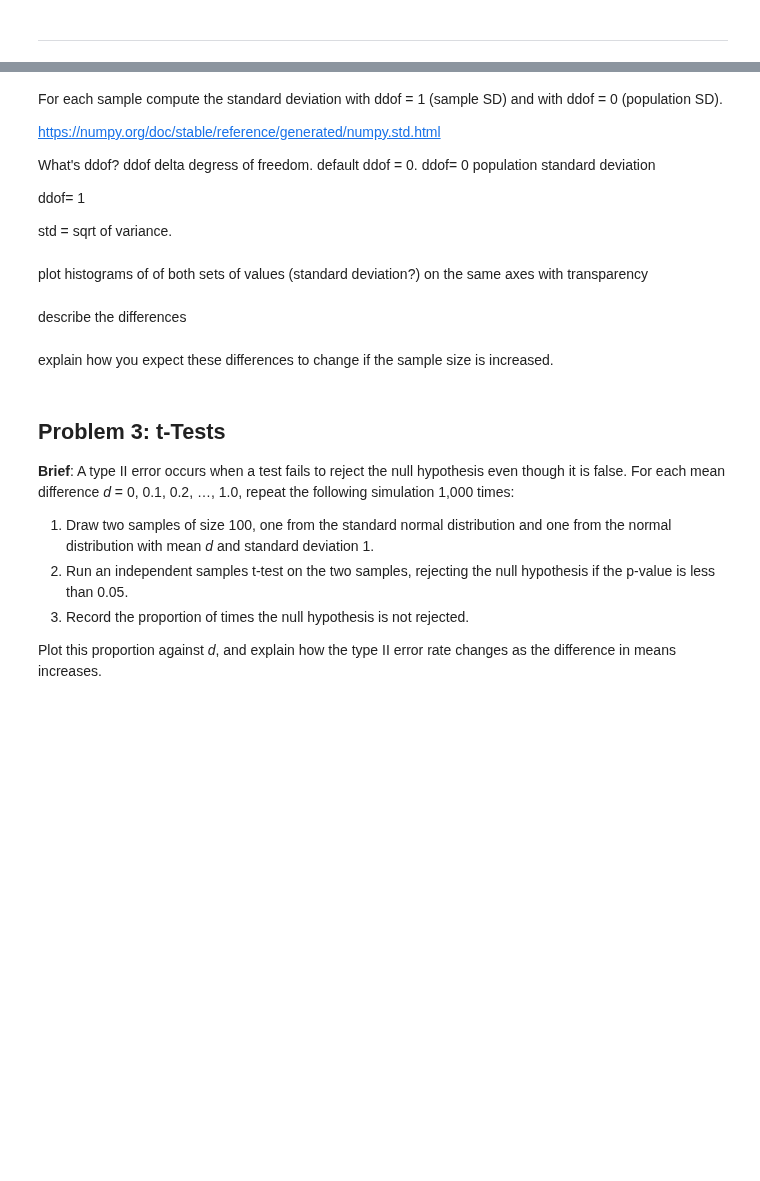
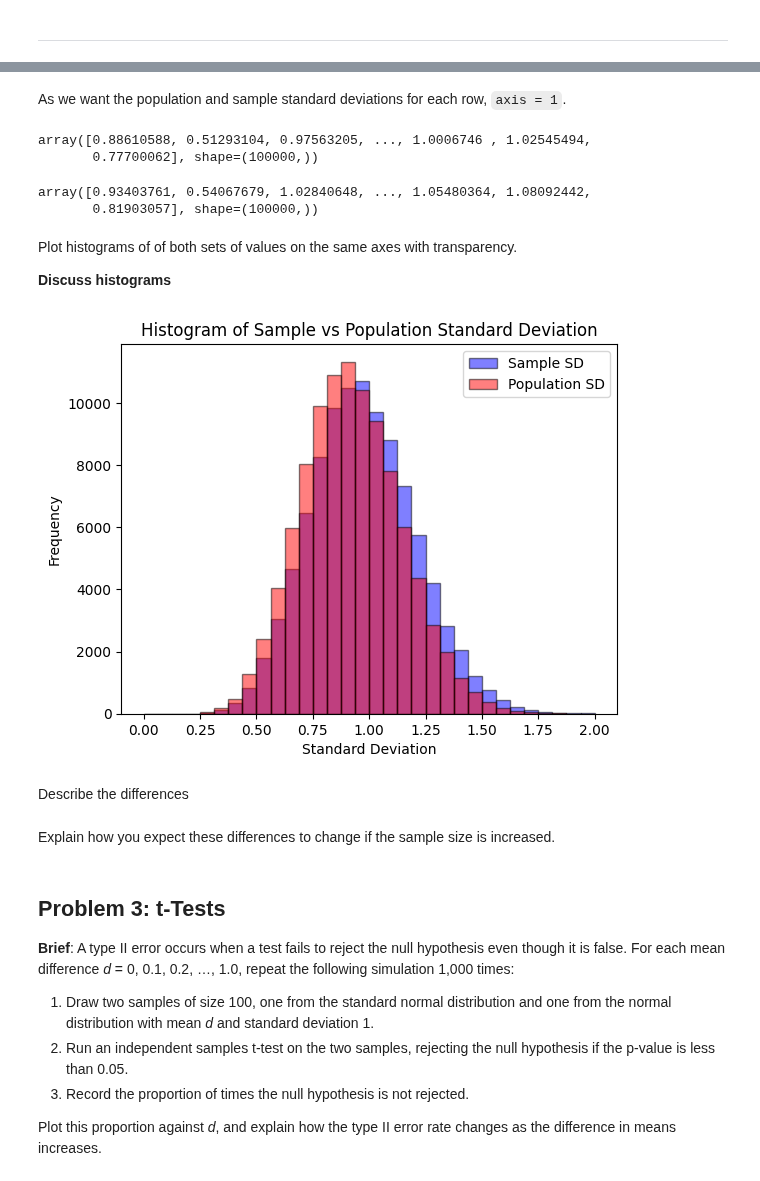
Before and after one commit to IreneKilgannon/applied_statistics, a Jupyter notebook: problems.ipynb, the cells around one changed output, grey strips where cells are left out. Drawn from its saved outputs; the diff is of its cells as text; code cells hidden in the pictures; blank space fills up the shorter version.

Commit message:
Problem 2, discussing the background information to the problem - generating random numbers, calculating the mean and standard deviation (for sample and population), plotting a histogram

```diff
--- a/problems.ipynb
+++ b/problems.ipynb
@@ -317,5 +455,5 @@ array([ 0.83340336,  0.08832639, -0.04047073,  1.16949118,  1.14823259,
 # %%
-# Generate 100000 samples with a size of 10.
-many_samples = np.random.normal(loc=0.0, scale=1.0, size=(100000, 10))
-many_samples
+# Generate 100000 samples of size 10.
+samples = np.random.normal(loc=0.0, scale=1.0, size=(100000, 10))
+samples
 # %% [output]
@@ -390,26 +487,50 @@ plt.show()
-# %% [markdown]
-For each sample compute the standard deviation with ddof = 1 (sample SD) and with ddof = 0 (population SD).
-
- https://numpy.org/doc/stable/reference/generated/numpy.std.html
-
- What's ddof? ddof delta degress of freedom. default ddof = 0.
- ddof= 0 population standard deviation
-
- ddof= 1
-
- std =  sqrt of variance.
+# %% [markdown]
+As we want the population and sample standard deviations for each row, ``axis = 1``.
+# %%
+# Population standard deviation
+population_std_dev = np.std(samples, ddof = 0, axis = 1)
+population_std_dev
+# %% [output]
+array([0.88610588, 0.51293104, 0.97563205, ..., 1.0006746 , 1.02545494,
+       0.77700062], shape=(100000,))
+# %%
+# Sample standard deviation
+sample_std_dev = np.std(samples, ddof = 1, axis = 1)
+sample_std_dev
+# %% [output]
+array([0.93403761, 0.54067679, 1.02840648, ..., 1.05480364, 1.08092442,
+       0.81903057], shape=(100000,))
+# %% [markdown]
+Plot histograms of of both sets of values on the same axes with transparency.
+
+__Discuss histograms__
+# %%
+# Plot of the Sample SD vs the Population SD
+fig, ax = plt.subplots()
+
+ax.hist(sample_std_dev, alpha = 0.5, edgecolor = 'black', bins=np.linspace(0.0, 2.0, 33), color= 'blue', label = 'Sample SD')
+ax.hist(population_std_dev, alpha = 0.5, edgecolor = 'black', bins=np.linspace(0.0, 2.0, 33), color= 'red', label = 'Population SD')
+
+# Label the title and axis.
+plt.title('Histogram of Sample vs Population Standard Deviation')
+plt.ylabel('Frequency')
+plt.xlabel('Standard Deviation')
+ax.legend()
+
+
+plt.show()
+# %% [output]
+[figure, added]
 # %%
 # From https://numpy.org/doc/stable/reference/generated/numpy.std.html
 #N = len(a)
 #d2 = abs(a - mean)**2  # abs is for complex `a`
 #var = d2.sum() / (N - ddof)  # note use of `ddof`
 #std = var**0.5
-# %% [markdown]
-plot histograms of of both sets of values (standard deviation?) on the same axes with transparency
 # %% [markdown]
-describe the differences
+Describe the differences
 # %% [markdown]
-explain how you expect these differences to change if the sample size is increased.
+Explain how you expect these differences to change if the sample size is increased.
 # %% [markdown]
 ## Problem 3: t-Tests
 
```
Also changed, not shown: parts of 27 cells of this notebook, 1 other file.
